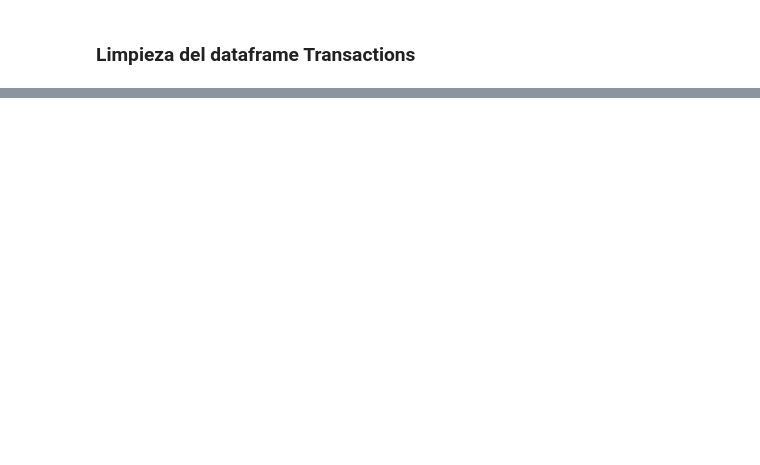
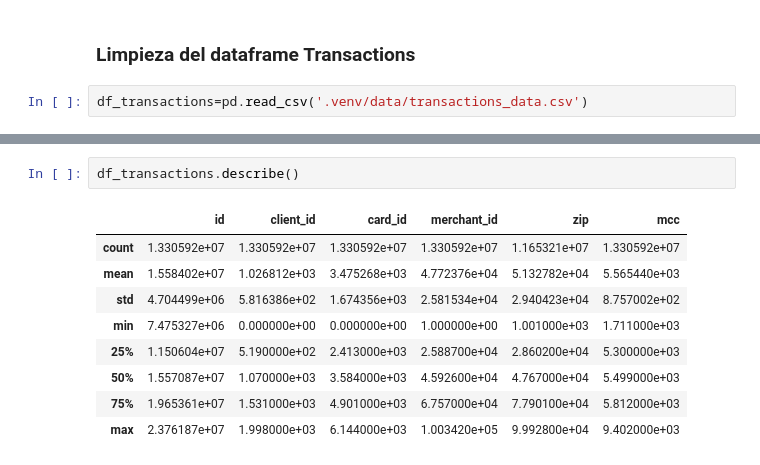
Before and after one commit to robertomalave/Practica_G11, a Jupyter notebook: desarrolloG11.ipynb, the cells around one changed output, grey strips where cells are left out. Saved outputs shown, nothing was run; the diff lists cells and outputs as text; blank space fills up the shorter version.

```diff
--- a/desarrolloG11.ipynb
+++ b/desarrolloG11.ipynb
@@ -660,3 +662,5 @@ df_users.head()
 | 4 | 1164 | 43 | 70 | 1976 | 9 | Male | 9620 Valley Stream Drive | 37.76 | -122.44 | ... |
 # %% [markdown]
 ### Limpieza del dataframe Transactions
+# %%
+df_transactions=pd.read_csv('.venv/data/transactions_data.csv')
@@ -662,0 +705,12 @@ df_users.head()
+# %%
+df_transactions.describe()
+# %% [output]
+|  | id | client_id | card_id | merchant_id | zip | mcc |
+| count | 1.330592e+07 | 1.330592e+07 | 1.330592e+07 | 1.330592e+07 | 1.165321e+07 | 1.330592e+07 |
+| mean | 1.558402e+07 | 1.026812e+03 | 3.475268e+03 | 4.772376e+04 | 5.132782e+04 | 5.565440e+03 |
+| std | 4.704499e+06 | 5.816386e+02 | 1.674356e+03 | 2.581534e+04 | 2.940423e+04 | 8.757002e+02 |
+| min | 7.475327e+06 | 0.000000e+00 | 0.000000e+00 | 1.000000e+00 | 1.001000e+03 | 1.711000e+03 |
+| 25% | 1.150604e+07 | 5.190000e+02 | 2.413000e+03 | 2.588700e+04 | 2.860200e+04 | 5.300000e+03 |
+| 50% | 1.557087e+07 | 1.070000e+03 | 3.584000e+03 | 4.592600e+04 | 4.767000e+04 | 5.499000e+03 |
+| 75% | 1.965361e+07 | 1.531000e+03 | 4.901000e+03 | 6.757000e+04 | 7.790100e+04 | 5.812000e+03 |
+| max | 2.376187e+07 | 1.998000e+03 | 6.144000e+03 | 1.003420e+05 | 9.992800e+04 | 9.402000e+03 |
```
Also changed, not shown: parts of 3 cells of this notebook.
